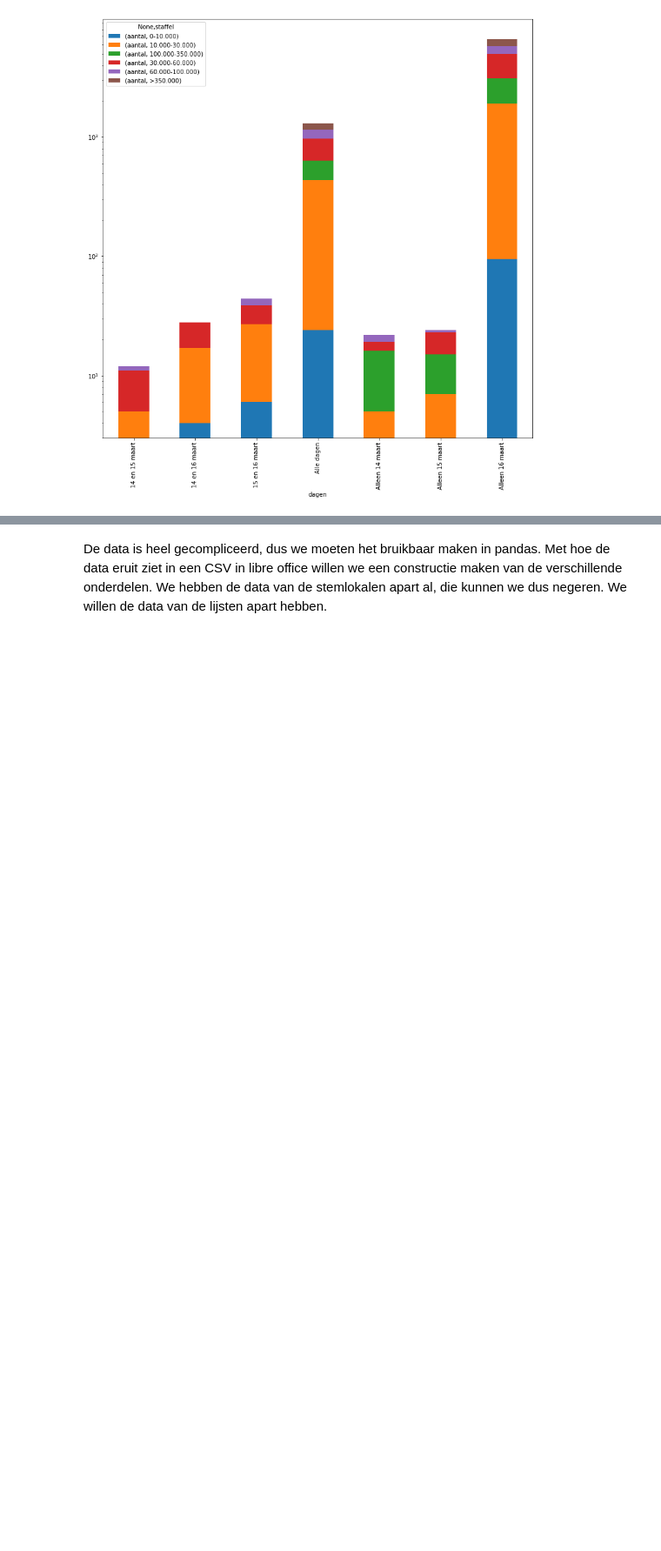
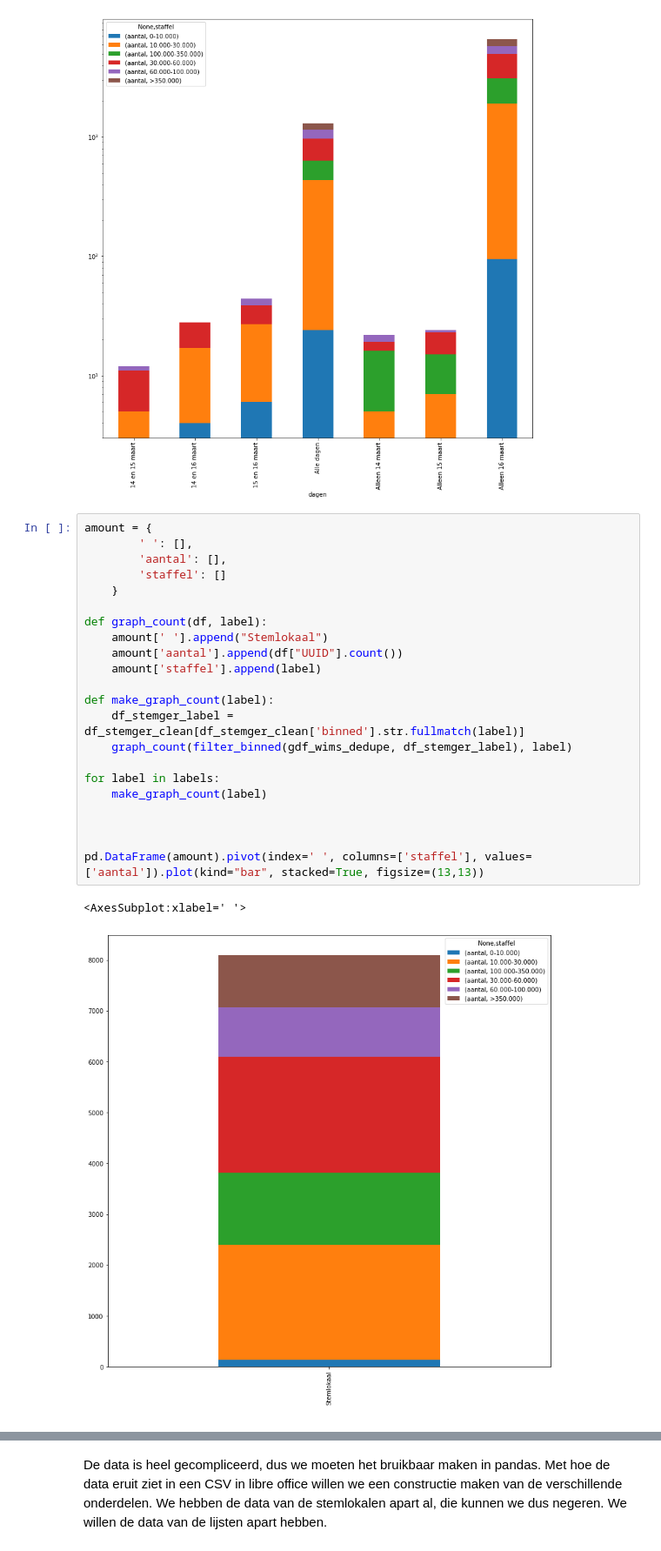
Before and after one commit to openstate/stembureau-meting, a Jupyter notebook: jupyter/stembureau_data.ipynb, the cells around one changed output, grey strips where cells are left out. Shown at 87% size. Saved outputs shown, nothing was run; the diff lists cells and outputs as text; blank space fills up the shorter version.

Commit message:
voting poll count done

```diff
--- a/jupyter/stembureau_data.ipynb
+++ b/jupyter/stembureau_data.ipynb
@@ -1022,6 +1022,31 @@ pd.DataFrame(open).pivot(index='dagen', columns=['staffel'], values=['aantal']).
 <AxesSubplot:xlabel='dagen'>
 [figure]
 [figure]
+# %%
+amount = {
+        ' ': [],
+        'aantal': [],
+        'staffel': []
+    }
+
+def graph_count(df, label):
+    amount[' '].append("Stemlokaal")
+    amount['aantal'].append(df["UUID"].count())
+    amount['staffel'].append(label)
+
+def make_graph_count(label):
+    df_stemger_label = df_stemger_clean[df_stemger_clean['binned'].str.fullmatch(label)]
+    graph_count(filter_binned(gdf_wims_dedupe, df_stemger_label), label)
+
+for label in labels:
+    make_graph_count(label)
+
+
+
+pd.DataFrame(amount).pivot(index=' ', columns=['staffel'], values=['aantal']).plot(kind="bar", stacked=True, figsize=(13,13))
+# %% [output]
+<AxesSubplot:xlabel=' '>
+[figure, added]
 # %%
 counts =   {'type': [],
                 'aantal': [],
```
